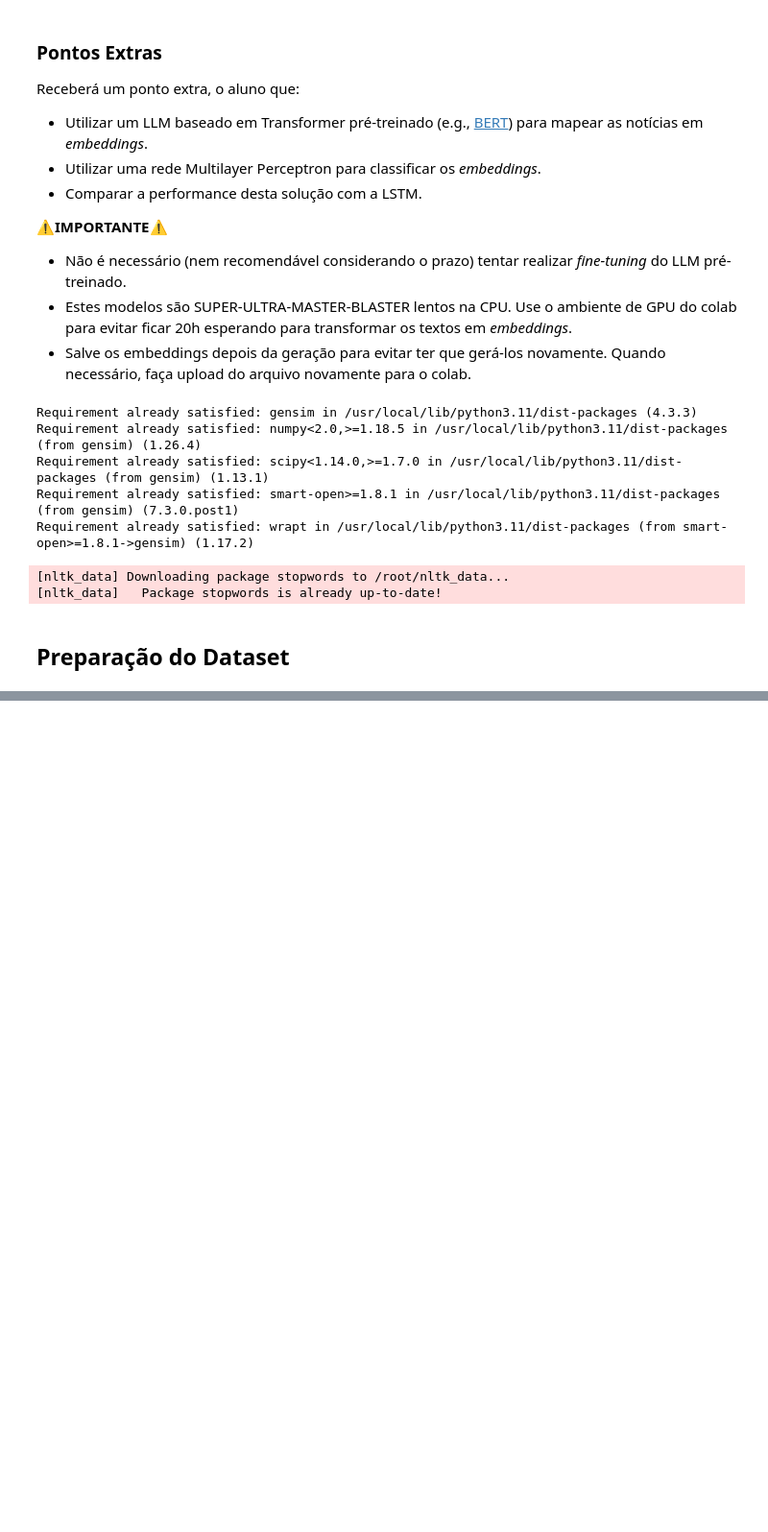
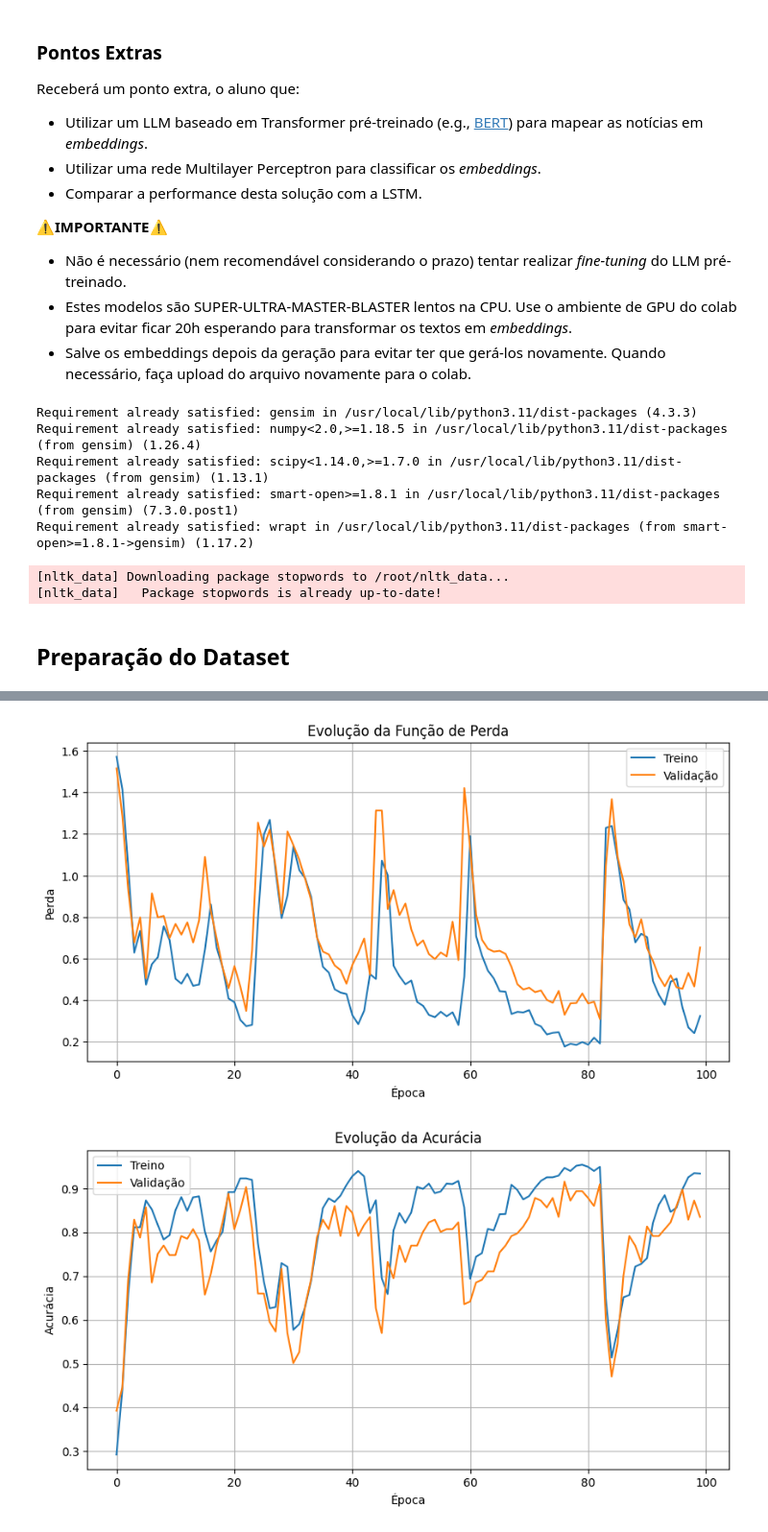
Before and after one commit to LuisEduardoF/RedesNeurais_202501, a Jupyter notebook: T3_lstm.ipynb, the cells around one changed output, grey strips where cells are left out. Shown at 96% size. Saved outputs shown, nothing was run; the diff lists cells and outputs as text; code cells hidden in the pictures; blank space fills up the shorter version.

```diff
--- a/T3_lstm.ipynb
+++ b/T3_lstm.ipynb
@@ -441,0 +110,3 @@ weighted avg       0.94      0.94      0.94       445
+# %%
+# Testing
+bbc_df = bbc_df.sample(frac=1/4, random_state=42)
@@ -441,0 +244,17 @@ weighted avg       0.94      0.94      0.94       445
+# %%
+# Criar datasets
+train_dataset = NewsDataset(train_df, embedding_model, max_seq_length)
+val_dataset = NewsDataset(val_df, embedding_model, max_seq_length)
+test_dataset = NewsDataset(test_df, embedding_model, max_seq_length)
+
+# Definir tamanho de batch
+batch_size = 32
+
+# Criar dataloaders
+train_loader = DataLoader(train_dataset, batch_size=batch_size, shuffle=True, collate_fn=collate_fn)
+val_loader = DataLoader(val_dataset, batch_size=batch_size, collate_fn=collate_fn)
+test_loader = DataLoader(test_dataset, batch_size=batch_size, collate_fn=collate_fn)
+
+# Verificar se temos GPU disponível
+device = torch.device('cuda' if torch.cuda.is_available() else 'cpu')
+print(f"Dispositivo utilizado: {device}")
@@ -441,0 +467,29 @@ weighted avg       0.94      0.94      0.94       445
+# %%
+import matplotlib.pyplot as plt
+import seaborn as sns
+from sklearn.metrics import classification_report, confusion_matrix
+
+# Plotar gráfico de perda
+plt.figure(figsize=(10, 5))
+plt.plot(train_losses, label='Treino')
+plt.plot(val_losses, label='Validação')
+plt.title('Evolução da Função de Perda')
+plt.xlabel('Época')
+plt.ylabel('Perda')
+plt.legend()
+plt.grid(True)
+plt.show()
+
+# Plotar gráfico de acurácia
+plt.figure(figsize=(10, 5))
+plt.plot(train_accs, label='Treino')
+plt.plot(val_accs, label='Validação')
+plt.title('Evolução da Acurácia')
+plt.xlabel('Época')
+plt.ylabel('Acurácia')
+plt.legend()
+plt.grid(True)
+plt.show()
+# %% [output]
+[figure, added]
+[figure, added]
```
Also changed, not shown: parts of 34 cells of this notebook.
